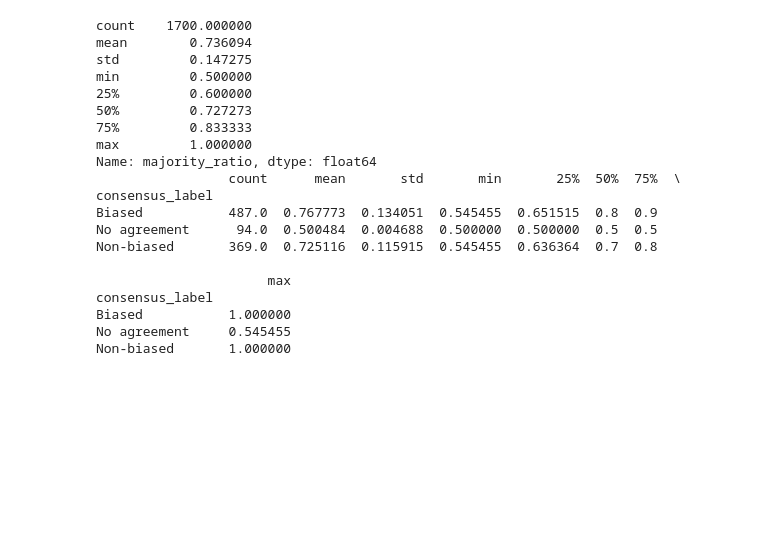
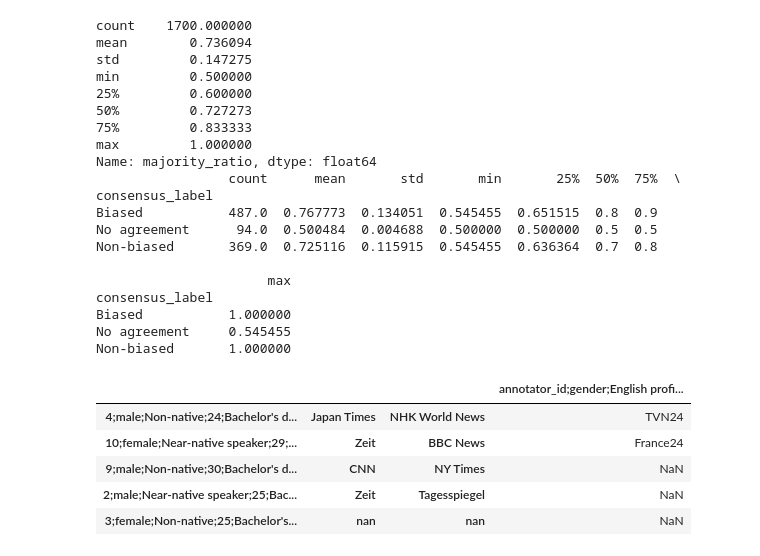
Before and after one commit to SodiKroehler/MSTHESIS, a Jupyter notebook: april_26/exploration.ipynb, the cells around one changed output. Drawn from its saved outputs; the diff is of its cells as text; code cells hidden in the pictures; blank space fills up the shorter version.

```diff
--- a/april_26/exploration.ipynb
+++ b/april_26/exploration.ipynb
@@ -336,3 +336,14 @@ consensus_label
 Biased           1.000000
 No agreement     0.545455
 Non-biased       1.000000
+# %%
+#babe has annotator demographics too tho we should look at them
+babe_annotator_dems = pd.read_csv('~/BABE/Neural-Media-Bias-Detection-Using-Distant-Supervision-With-BABE/annotator_demographics.csv')
+babe_annotator_dems.head()
+# %% [output]
+|  |  |  | annotator_id;gender;English profi... |
+| 4;male;Non-native;24;Bachelor's d... | Japan Times | NHK World News | TVN24 |
+| 10;female;Near-native speaker;29;... | Zeit | BBC News | France24 |
+| 9;male;Non-native;30;Bachelor's d... | CNN | NY Times | NaN |
+| 2;male;Near-native speaker;25;Bac... | Zeit | Tagesspiegel | NaN |
+| 3;female;Non-native;25;Bachelor's... | nan | nan | NaN |
```
Also changed, not shown: parts of 2 cells of this notebook, 5 other files.
